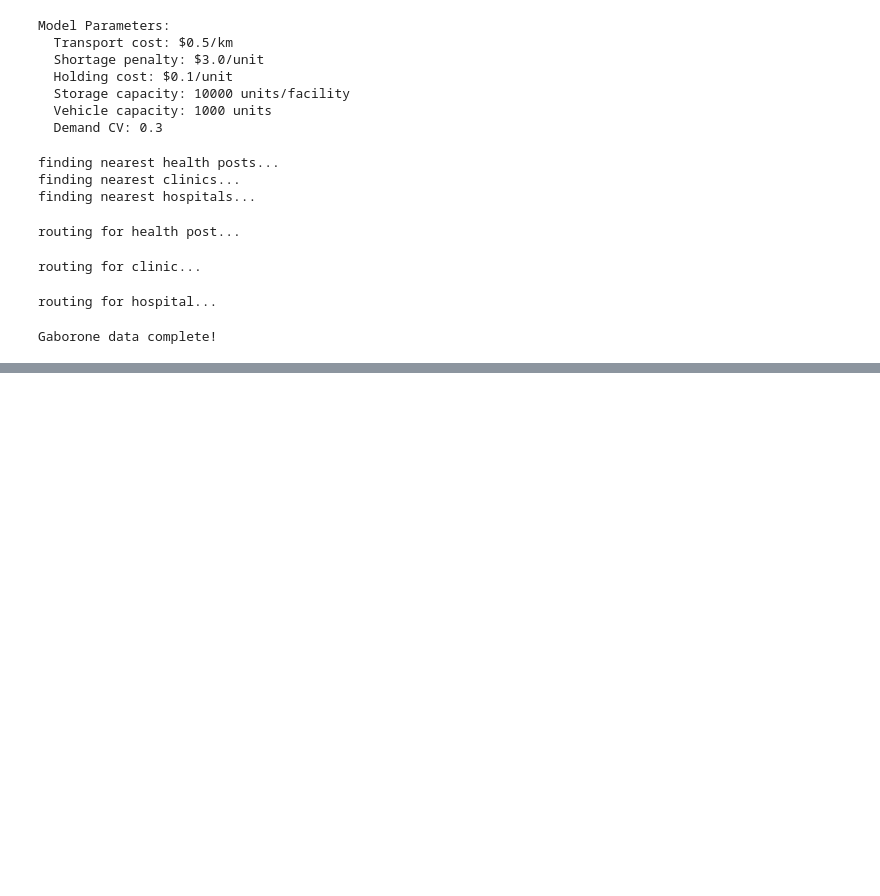
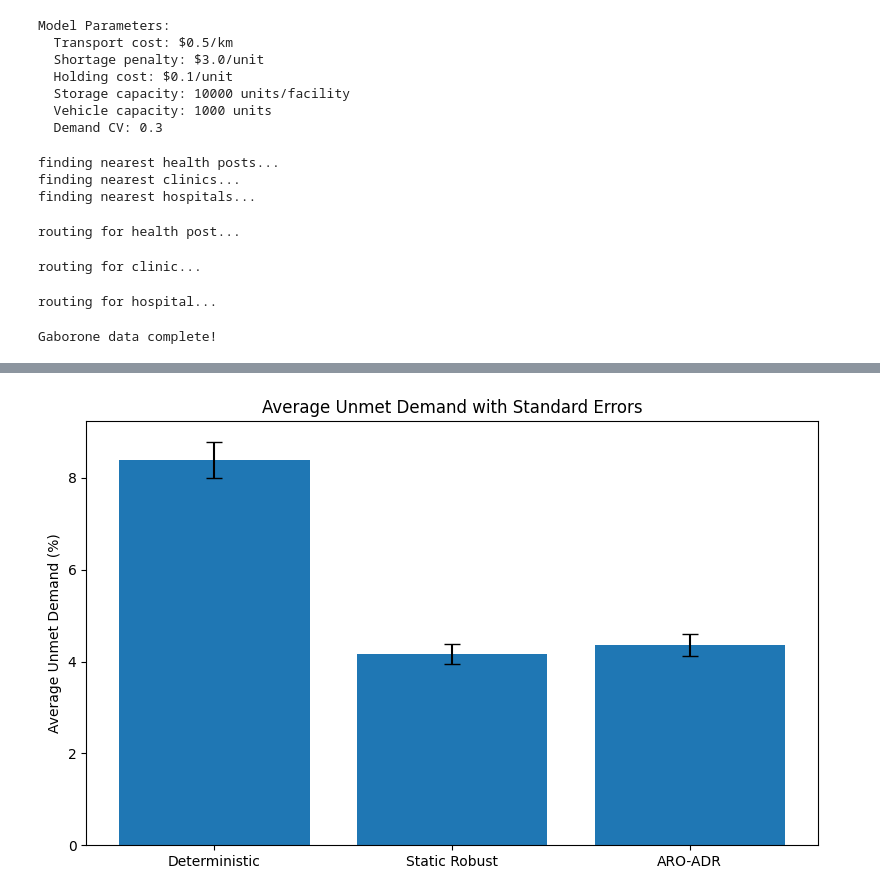
Before and after one commit to mistershilai/thesiscode2026, a Jupyter notebook: gaborone_test/gaborone_simulation.ipynb, the cells around one changed output, grey strips where cells are left out. Drawn from its saved outputs; the diff is of its cells as text; code cells hidden in the pictures; blank space fills up the shorter version.

```diff
--- a/gaborone_test/gaborone_simulation.ipynb
+++ b/gaborone_test/gaborone_simulation.ipynb
@@ -1893,0 +584,6 @@ First-stage cost (routing): $131.66
+# %%
+ADMISSIONS_PER_PERSON_YEAR = 0.20  # sensitivity testing this
+HORIZON_YEARS = 1.0               # change if sim horizon differs
+
+def population_to_admissions(pop_count):
+    return pop_count * ADMISSIONS_PER_PERSON_YEAR * HORIZON_YEARS
@@ -1893,0 +1456,22 @@ First-stage cost (routing): $131.66
+# %%
+classes = hosp_demand_mat.columns.tolist()
+hospitals = hosp_demand_mat.index.tolist()
+supply_cms = hosp_demand_mat.sum(axis=0)
+
+res1 = solve_method1_cms_to_hospital_simple(
+    cms=CMS,
+    hospitals=hospitals,
+    classes=classes,
+    dist_km=D,
+    demand_hosp=hosp_demand_mat,
+    supply_cms=supply_cms,
+    transport_cost_per_km_per_vehicle=0.5,
+    vehicle_capacity=1000,
+    shortage_penalty_per_unit=3.0,
+    arc_cap_total=None
+)
+
+print("Status:", res1["status"])
+print("Total unmet %:", res1["unmet_pct_total"])
+print("Transport $/km/unit:", res1["transport_cost_per_km_per_unit"])
+print(pd.Series(res1["unmet_by_class"]).sort_values(ascending=False).head(12))
@@ -1893,0 +2403,19 @@ First-stage cost (routing): $131.66
+# %%
+det = np.asarray(metrics_det["unmet_pct_realized"], dtype=float)
+rob = np.asarray(metrics_rob["unmet_pct_realized"], dtype=float)
+adr = np.asarray(metrics_adr["unmet_pct_realized"], dtype=float)
+
+labels = ["Deterministic", "Static Robust", "ARO-ADR"]
+series = [det, rob, adr]
+
+means = [x.mean() for x in series]
+ses   = [x.std(ddof=1) / np.sqrt(len(x)) for x in series]   # standard error of the mean
+
+plt.figure(figsize=(8, 5))
+plt.bar(labels, means, yerr=ses, capsize=6)
+plt.ylabel("Average Unmet Demand (%)")
+plt.title("Average Unmet Demand with Standard Errors")
+plt.tight_layout()
+plt.show()
+# %% [output]
+[figure, added]
```
Also changed, not shown: parts of 67 cells of this notebook, 33 other files.
